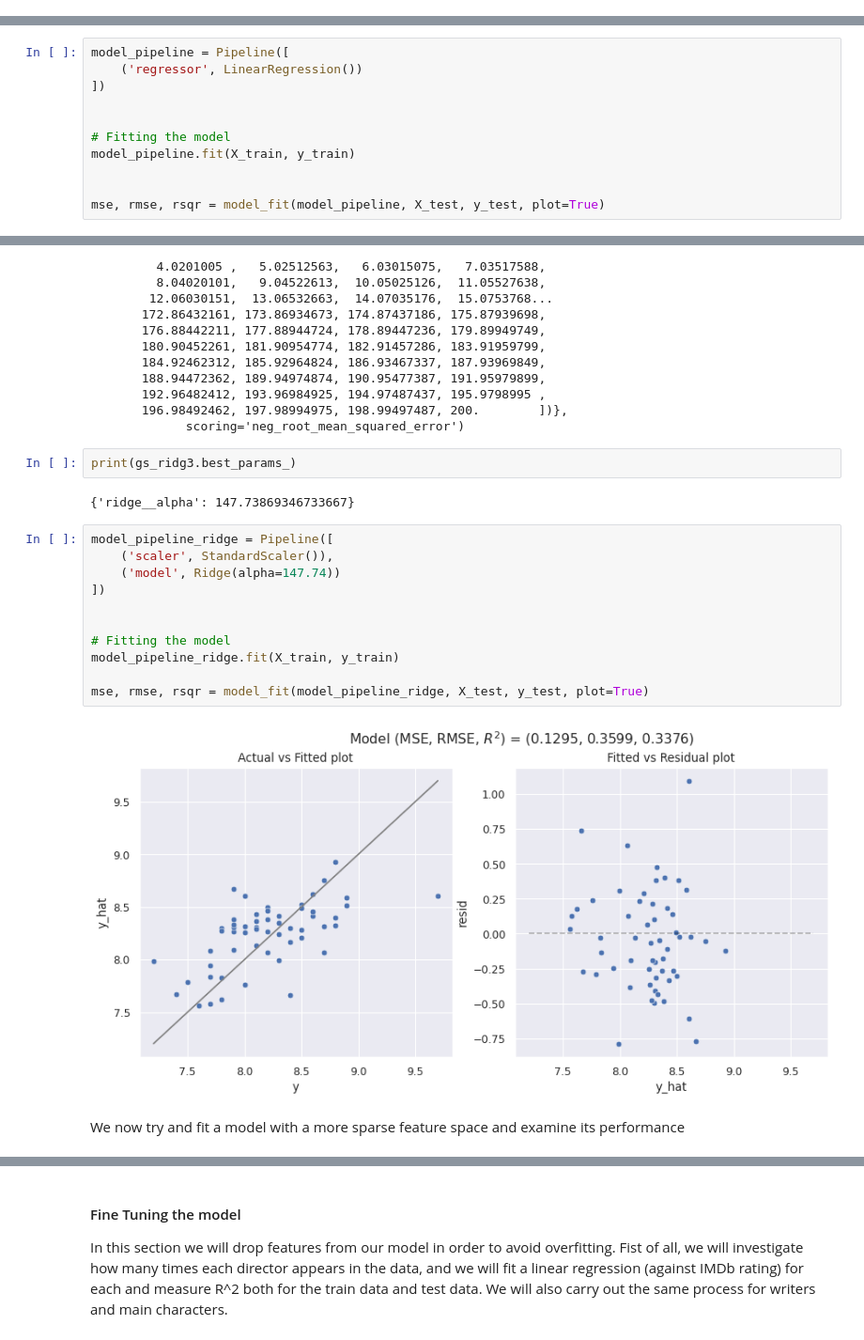
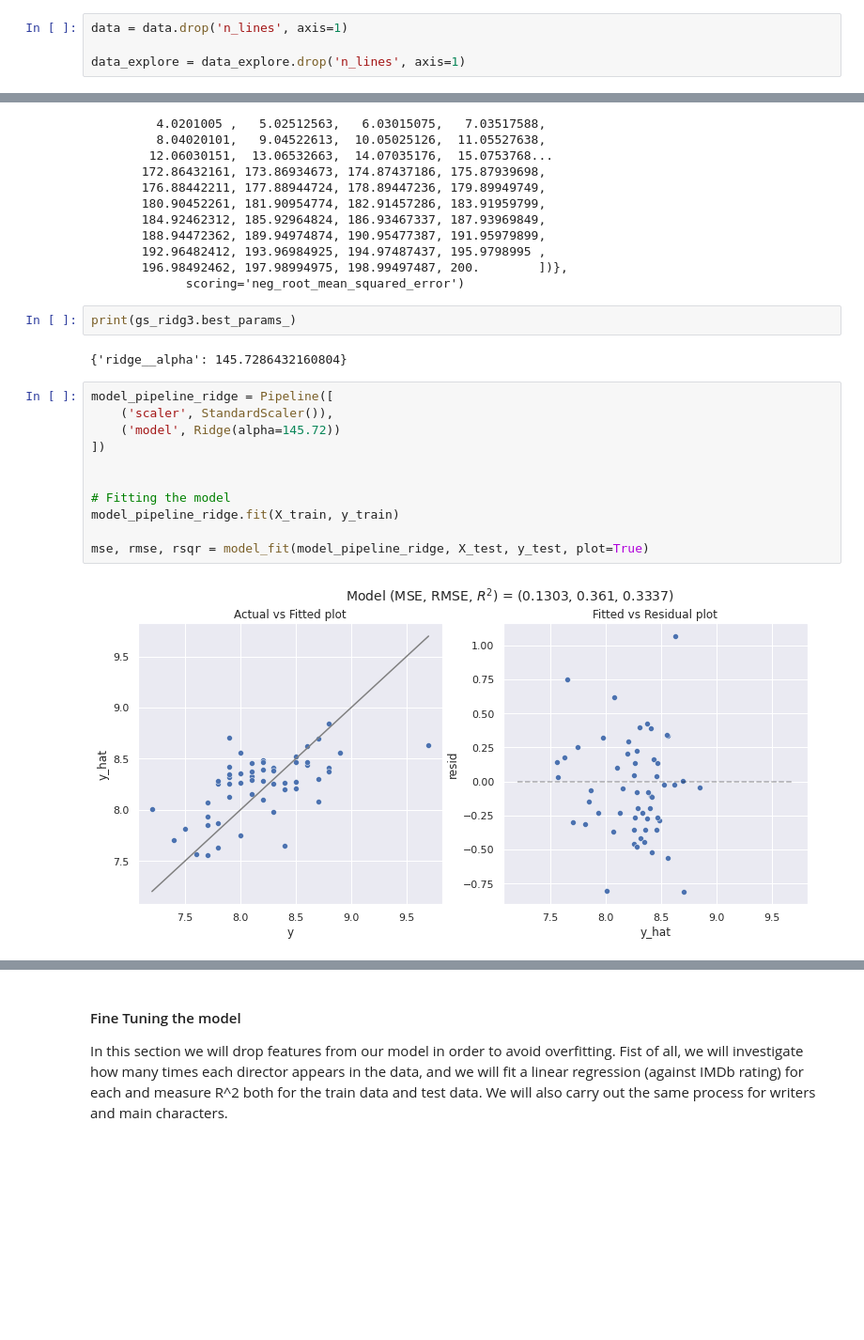
Before and after one commit to aliflo/office-episode-ratings-predictor, a Jupyter notebook: project_with_some_new_things.ipynb, the cells around one changed output, grey strips where cells are left out. Shown at 94% size. Cells and saved outputs as stored; diff of their text form; blank space fills up the shorter version.

```diff
--- a/project_with_some_new_things.ipynb
+++ b/project_with_some_new_things.ipynb
@@ -264,3 +280,7 @@ Other significant correlations are season - we see that a greater season number
+# %%
+data = data.drop('n_lines', axis=1)
+
+data_explore = data_explore.drop('n_lines', axis=1)
 # %% [markdown]
 ## 2.2 Feature engineering and justification
 This section contains the feature engineering for the model, including columns added and dropped and the justifications as to why.
@@ -572,11 +562,0 @@ We start by fitting a multiple linear regression, and testing performance. We us
-# %%
-model_pipeline = Pipeline([
-    ('regressor', LinearRegression())
-])
-
-
-# Fitting the model
-model_pipeline.fit(X_train, y_train)
-
-
-mse, rmse, rsqr = model_fit(model_pipeline, X_test, y_test, plot=True)
@@ -619,19 +597,17 @@ GridSearchCV(cv=KFold(n_splits=5, random_state=42, shuffle=True),
 # %%
 print(gs_ridg3.best_params_)
 # %% [output]
-{'ridge__alpha': 147.73869346733667}
+{'ridge__alpha': 145.7286432160804}
 # %%
 model_pipeline_ridge = Pipeline([
     ('scaler', StandardScaler()),
-    ('model', Ridge(alpha=147.74))
+    ('model', Ridge(alpha=145.72))
 ])
 
 
 # Fitting the model
 model_pipeline_ridge.fit(X_train, y_train)
 
 mse, rmse, rsqr = model_fit(model_pipeline_ridge, X_test, y_test, plot=True)
 # %% [output]
-[figure, old version]
+[figure, new version]
-# %% [markdown]
-We now try and fit a model with a more sparse feature space and examine its performance
```
Also changed, not shown: parts of 33 cells of this notebook.
